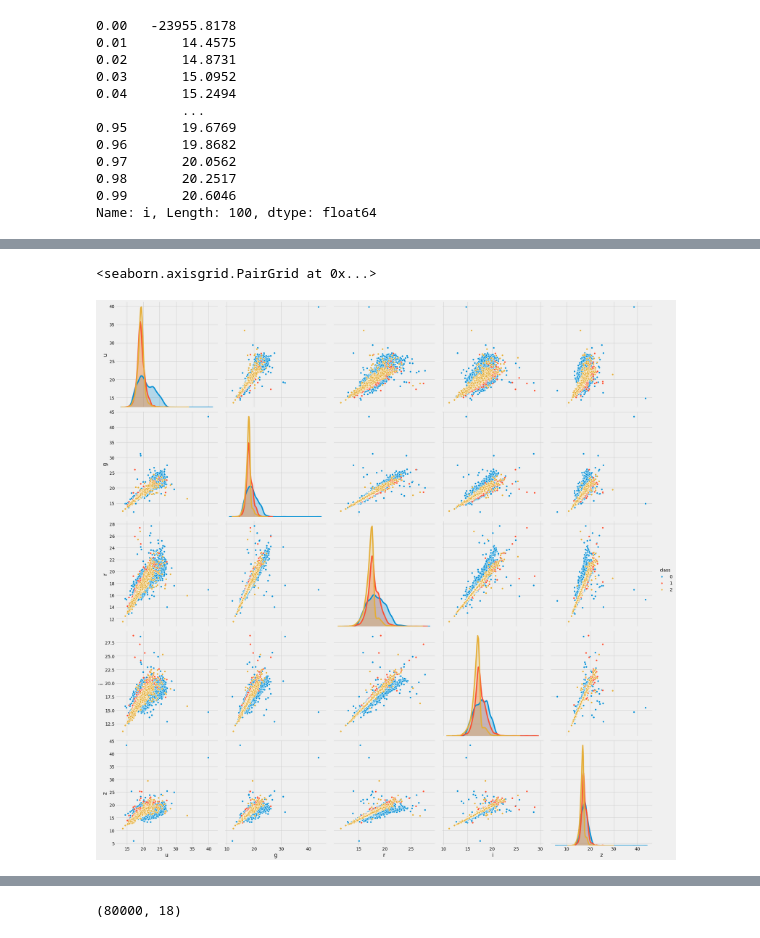
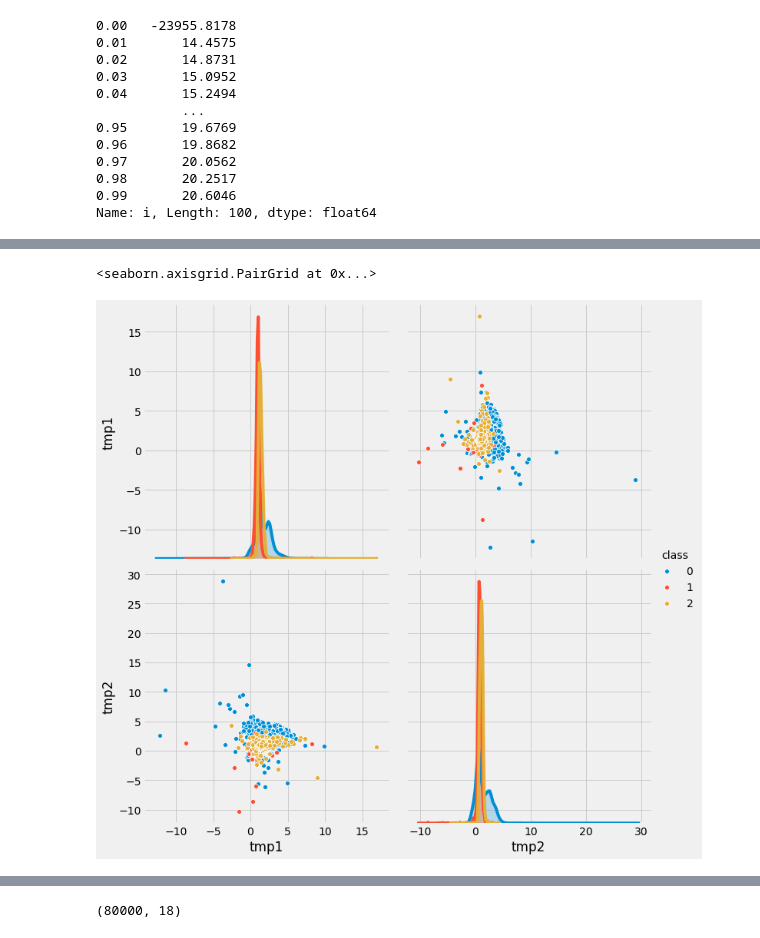
Before and after one commit to cksgnlcjswo/dku_dacon, a Jupyter notebook: EDA(pandas).ipynb, the cells around one changed output, grey strips where cells are left out. Drawn from its saved outputs; the diff is of its cells as text; code cells hidden in the pictures.

```diff
--- a/EDA(pandas).ipynb
+++ b/EDA(pandas).ipynb
@@ -138,0 +163,4 @@ trn.loc[trn['i']<0] #loc return rows
+# %%
+trn['tmp1']=trn['dered_i']-trn['dered_r']
+trn['tmp2']=trn['i']-trn['r']
+trn
@@ -165,0 +197,2 @@ trn.loc[trn['dered_i'] < 0]
+# %%
+trn['i']=trn['i'].apply(np.expm1)
@@ -166,9 +216,9 @@ trn.loc[trn['dered_i'] < 0]
 # %%
 trn_sample = trn.sample(n=10000, random_state=seed) #sample means extracting sampling data
 # %%
-sns.pairplot(data=trn_sample, vars=['u', 'g', 'r', 'i', 'z'], hue='class', size=5) #sns means seaborn
+sns.pairplot(trn_sample, vars=['tmp1','tmp2'], hue='class', size=5) #sns means seaborn
 # %% [output]
 <seaborn.axisgrid.PairGrid at 0x...>
-[figure, old version]
+[figure, new version]
 # %%
 sns.pairplot(data=trn_sample, vars=['dered_u', 'dered_g', 'dered_r', 'dered_i', 'dered_z'], hue='class', size=5)
```
Also changed, not shown: parts of 33 cells of this notebook.
